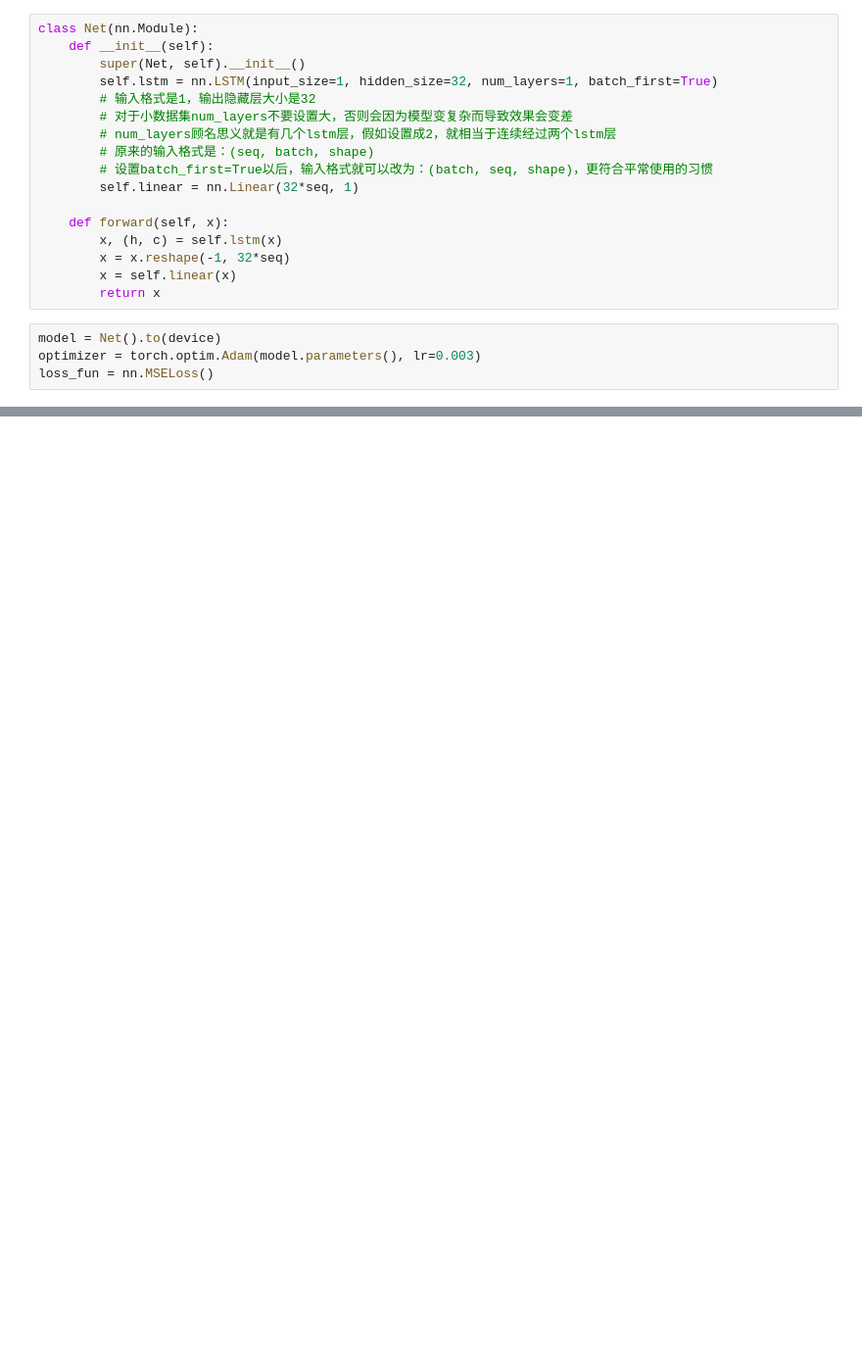
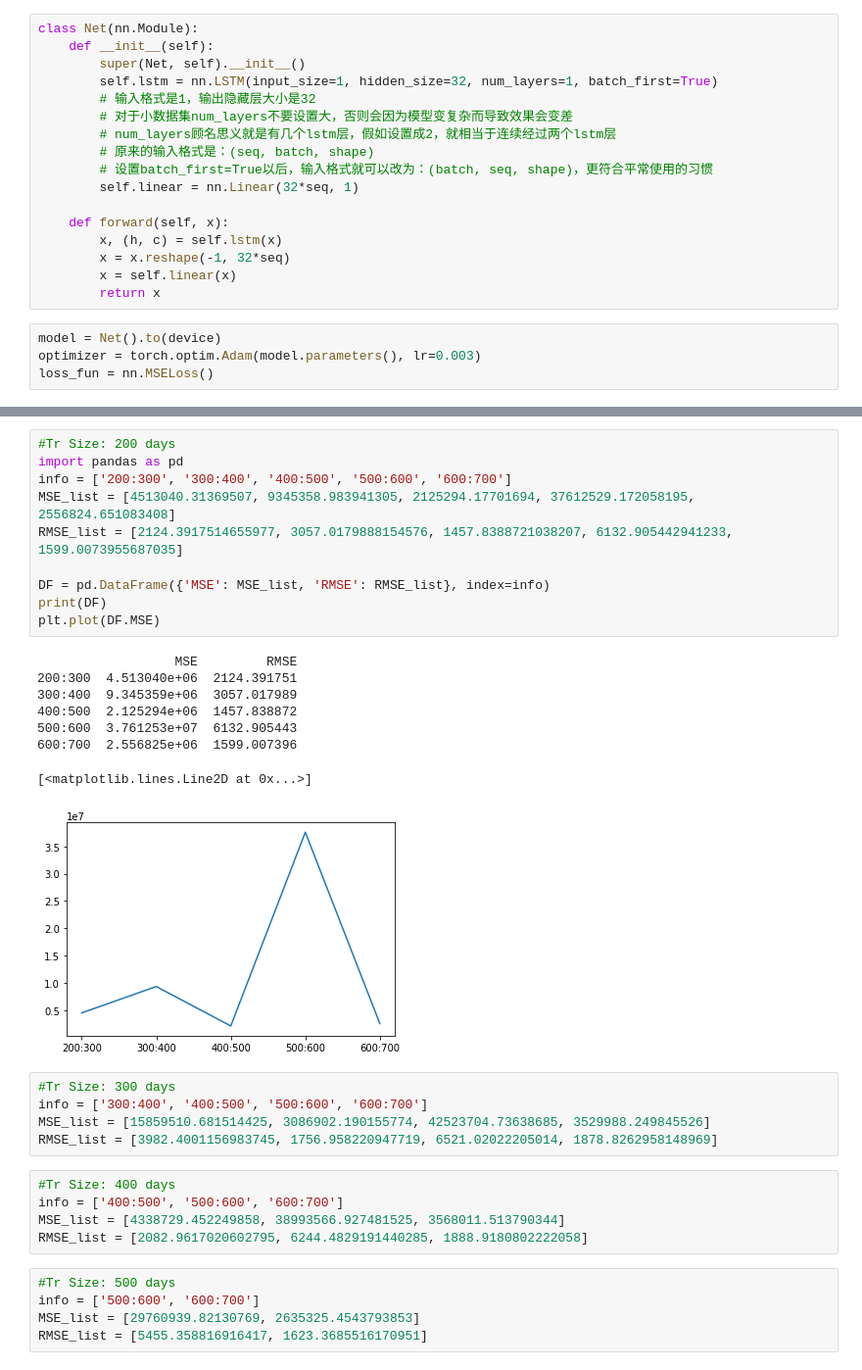
Before and after one commit to GoodrainCN/Covid_Trend, a Jupyter notebook: FL.ipynb, the cells around one changed output, grey strips where cells are left out. Shown: that part at 98% size. Drawn from its saved outputs; the diff is of its cells as text; blank space fills up the shorter version.

```diff
--- a/FL.ipynb
+++ b/FL.ipynb
@@ -137,0 +140,34 @@ plt.plot(result)
+# %%
+#Tr Size: 200 days
+import pandas as pd
+info = ['200:300', '300:400', '400:500', '500:600', '600:700']
+MSE_list = [4513040.31369507, 9345358.983941305, 2125294.17701694, 37612529.172058195, 2556824.651083408]
+RMSE_list = [2124.3917514655977, 3057.0179888154576, 1457.8388721038207, 6132.905442941233, 1599.0073955687035]
+
+DF = pd.DataFrame({'MSE': MSE_list, 'RMSE': RMSE_list}, index=info)
+print(DF)
+plt.plot(DF.MSE)
+# %% [output]
+                  MSE         RMSE
+200:300  4.513040e+06  2124.391751
+300:400  9.345359e+06  3057.017989
+400:500  2.125294e+06  1457.838872
+500:600  3.761253e+07  6132.905443
+600:700  2.556825e+06  1599.007396
+[<matplotlib.lines.Line2D at 0x...>]
+[figure, added]
+# %%
+#Tr Size: 300 days
+info = ['300:400', '400:500', '500:600', '600:700']
+MSE_list = [15859510.681514425, 3086902.190155774, 42523704.73638685, 3529988.249845526]
+RMSE_list = [3982.4001156983745, 1756.958220947719, 6521.02022205014, 1878.8262958148969]
+# %%
+#Tr Size: 400 days
+info = ['400:500', '500:600', '600:700']
+MSE_list = [4338729.452249858, 38993566.927481525, 3568011.513790344]
+RMSE_list = [2082.9617020602795, 6244.4829191440285, 1888.9180802222058]
+# %%
+#Tr Size: 500 days
+info = ['500:600', '600:700']
+MSE_list = [29760939.82130769, 2635325.4543793853]
+RMSE_list = [5455.358816916417, 1623.3685516170951]
```
Also changed, not shown: parts of 6 cells of this notebook.
